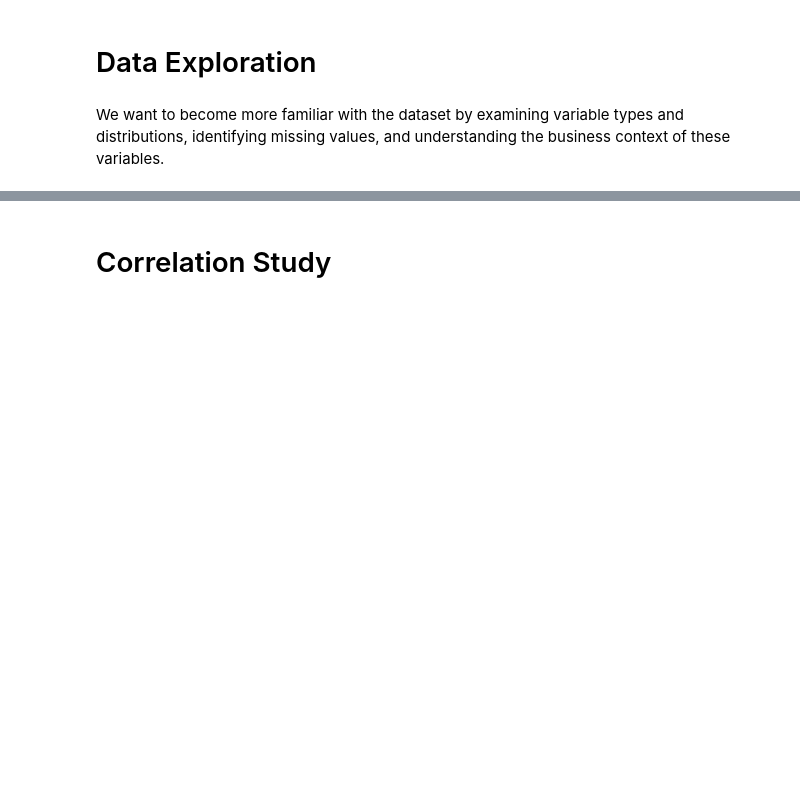
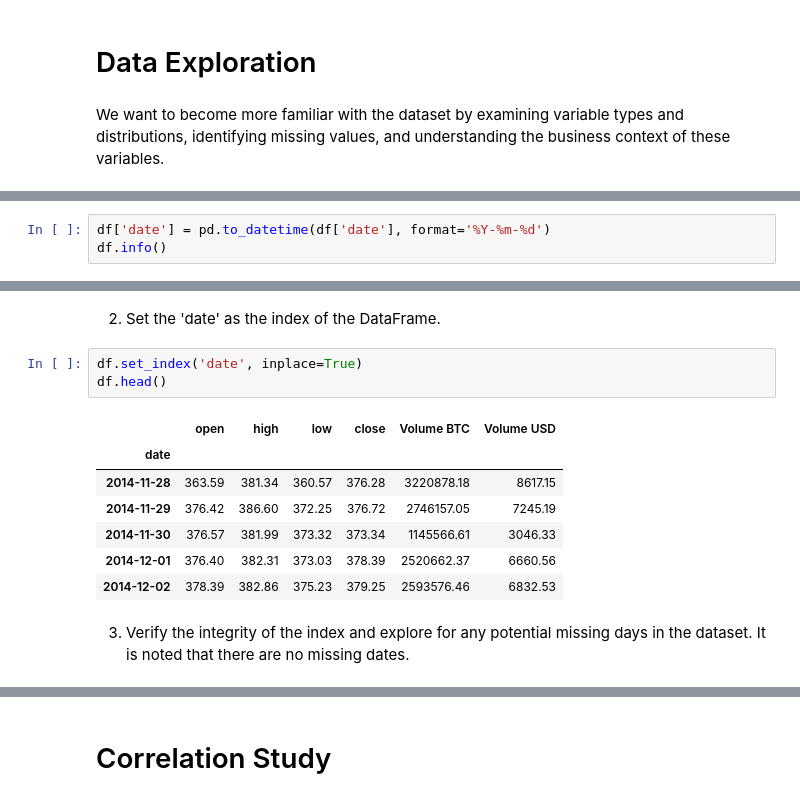
Before and after one commit to Cosmin1907/bitcoin-forecast, a Jupyter notebook: jupyter_notebooks/02 - PriceStudy.ipynb, the cells around one changed output, grey strips where cells are left out. Cells and saved outputs as stored; diff of their text form; blank space fills up the shorter version.

```diff
--- a/jupyter_notebooks/02 - PriceStudy.ipynb
+++ b/jupyter_notebooks/02 - PriceStudy.ipynb
@@ -69,0 +76,3 @@ ModuleNotFoundError: No module named 'ydata_profiling'
+# %%
+df['date'] = pd.to_datetime(df['date'], format='%Y-%m-%d')
+df.info()
@@ -69,0 +94,16 @@ ModuleNotFoundError: No module named 'ydata_profiling'
+# %% [markdown]
+2. Set the 'date' as the index of the DataFrame.
+# %%
+df.set_index('date', inplace=True)
+df.head()
+# %% [output]
+|  | open | high | low | close | Volume BTC | Volume USD |
+| date |  |  |  |  |  |  |
+| 2014-11-28 | 363.59 | 381.34 | 360.57 | 376.28 | 3220878.18 | 8617.15 |
+| 2014-11-29 | 376.42 | 386.60 | 372.25 | 376.72 | 2746157.05 | 7245.19 |
+| 2014-11-30 | 376.57 | 381.99 | 373.32 | 373.34 | 1145566.61 | 3046.33 |
+| 2014-12-01 | 376.40 | 382.31 | 373.03 | 378.39 | 2520662.37 | 6660.56 |
+| 2014-12-02 | 378.39 | 382.86 | 375.23 | 379.25 | 2593576.46 | 6832.53 |
+# %% [markdown]
+3. Verify the integrity of the index and explore for any potential missing days in the dataset.
+It is noted that there are no missing dates.
```
Also changed, not shown: parts of 11 cells of this notebook.
